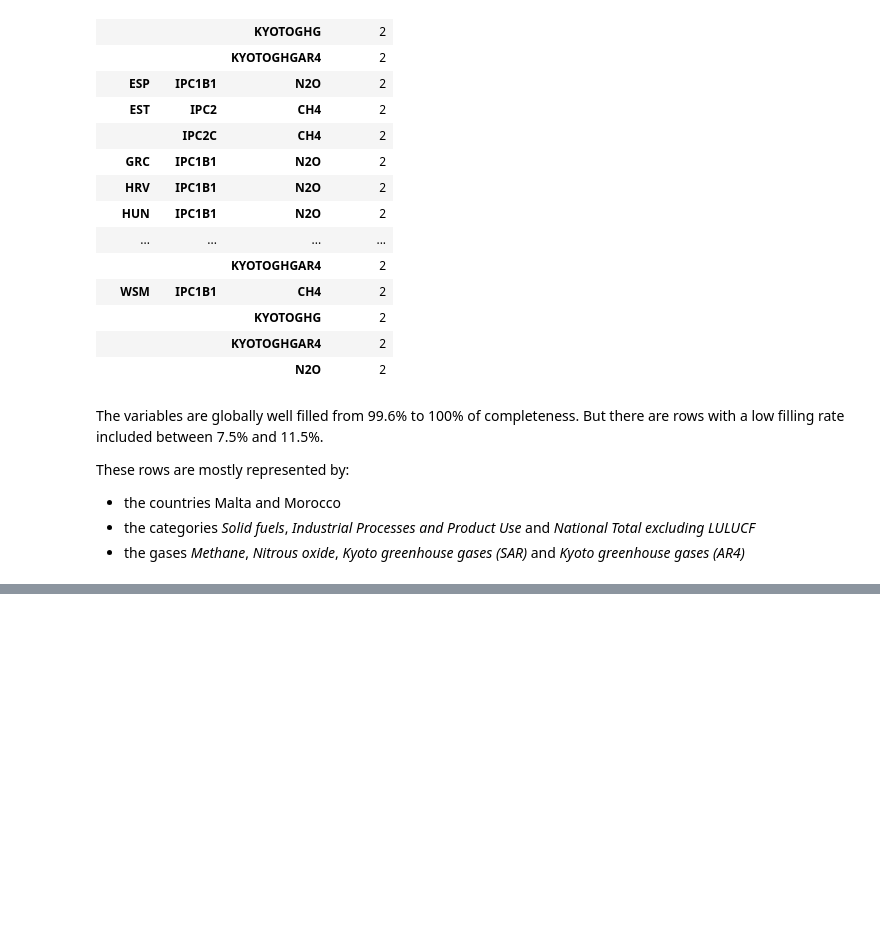
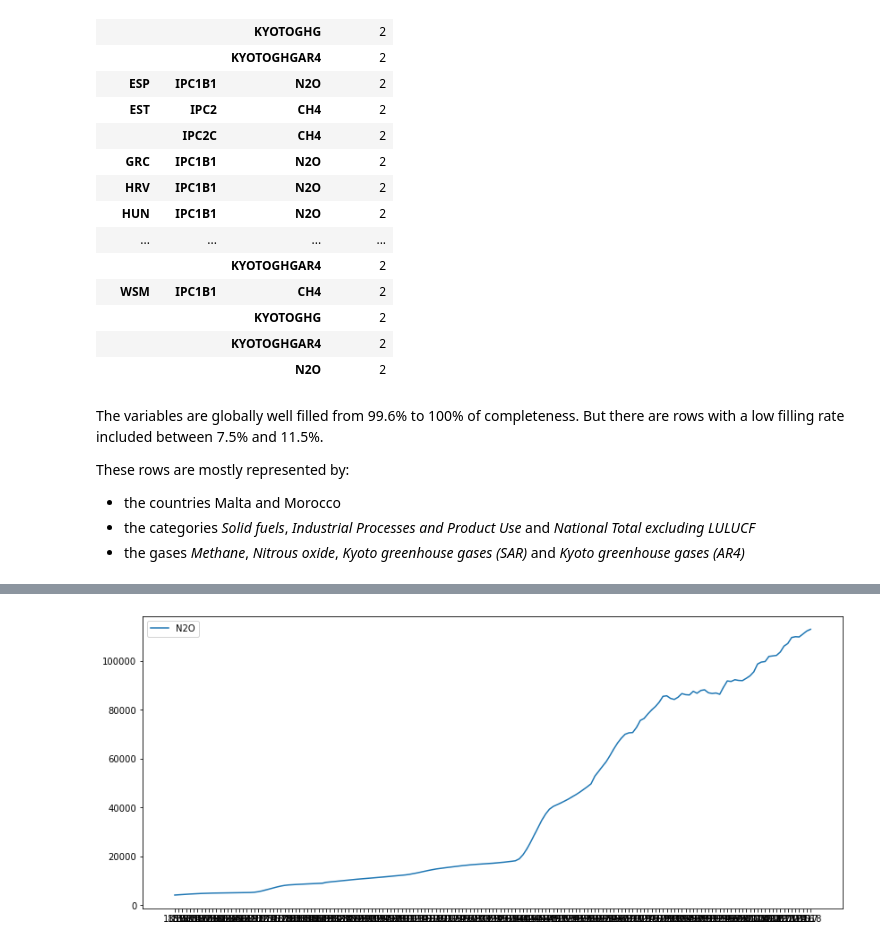
Before and after one commit to OpenGeoScales/ogs-data-exploration, a Jupyter notebook: notebooks/ghg-emissions/primap-hist/primap-hist-exploration.ipynb, the cells around one changed output, grey strips where cells are left out. Saved outputs shown, nothing was run; the diff lists cells and outputs as text; code cells hidden in the pictures; blank space fills up the shorter version.

```diff
--- a/notebooks/ghg-emissions/primap-hist/primap-hist-exploration.ipynb
+++ b/notebooks/ghg-emissions/primap-hist/primap-hist-exploration.ipynb
@@ -384,0 +495,7 @@ These rows are mostly represented by:
+# %%
+plt.figure(figsize=(14,6))
+plt.plot(gas_emission_analysis['N2O'], label='N2O')
+plt.legend()
+plt.show()
+# %% [output]
+[figure, added]
```
Also changed, not shown: parts of 24 cells of this notebook.
